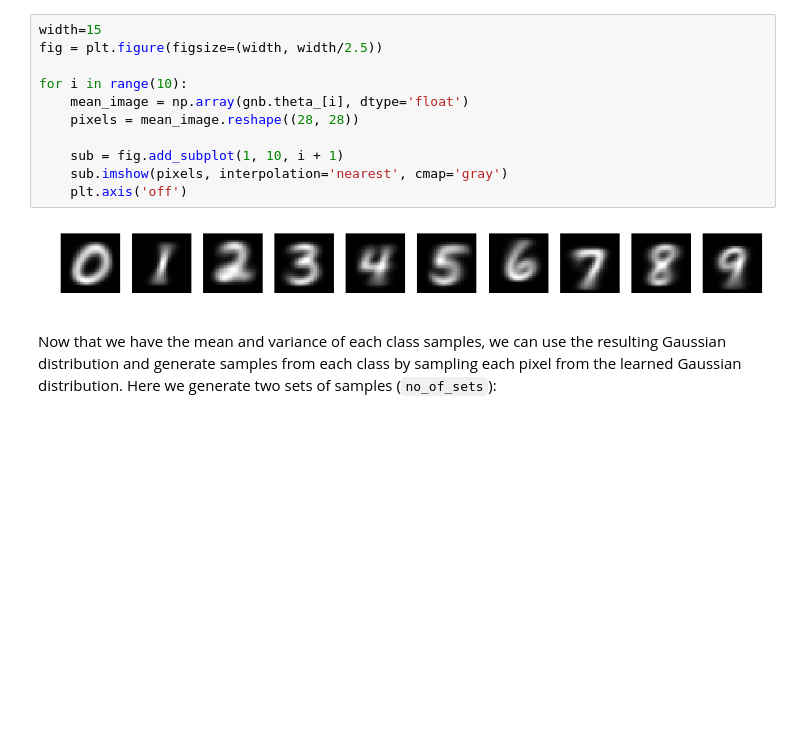
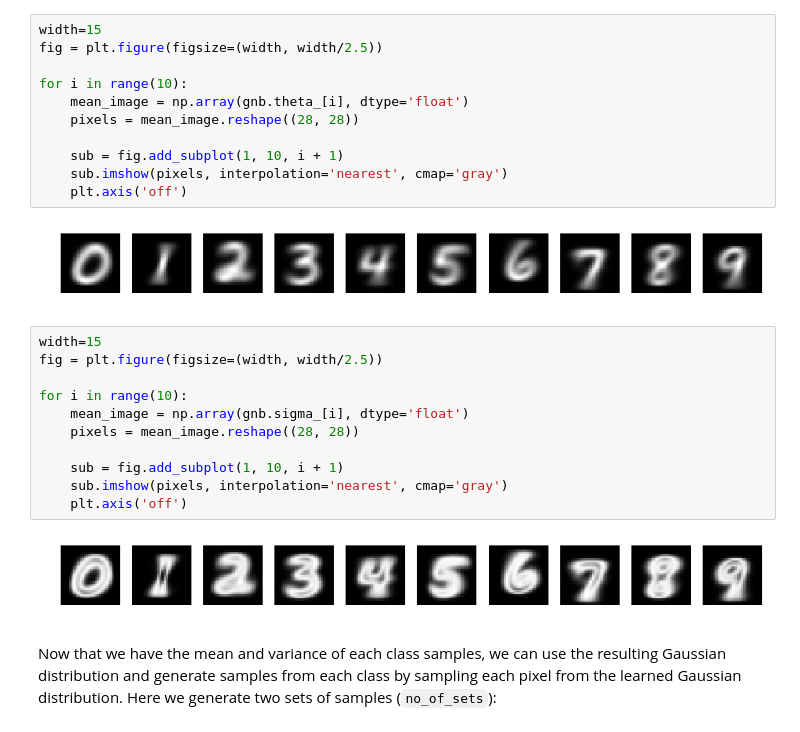
Before and after one commit to derek-pyne/ml_playground, a Jupyter notebook: classes/deep_learning/lectures/08 - Representational Learning _ Variational Methods/08 – Representational Learning and Variational Methods.ipynb, the cells around one changed output. Cells and saved outputs as stored; diff of their text form; blank space fills up the shorter version.

```diff
--- a/classes/deep_learning/lectures/08 - Representational Learning _ Variational Methods/08 – Representational Learning and Variational Methods.ipynb
+++ b/classes/deep_learning/lectures/08 - Representational Learning _ Variational Methods/08 – Representational Learning and Variational Methods.ipynb
@@ -116,6 +118,19 @@ for i in range(10):
     plt.axis('off')
 # %% [output]
 [figure]
+# %%
+width=15
+fig = plt.figure(figsize=(width, width/2.5))
+
+for i in range(10):
+    mean_image = np.array(gnb.sigma_[i], dtype='float')
+    pixels = mean_image.reshape((28, 28))
+
+    sub = fig.add_subplot(1, 10, i + 1)
+    sub.imshow(pixels, interpolation='nearest', cmap='gray')
+    plt.axis('off')
+# %% [output]
+[figure, added]
 # %% [markdown]
 Now that we have the mean and variance of each class samples, we can use the resulting Gaussian distribution and generate samples from each class by sampling each pixel from the learned Gaussian distribution. Here we generate two sets of samples (`no_of_sets`):
 # %%
```
Also changed, not shown: parts of 2 cells of this notebook, 1 other file.
